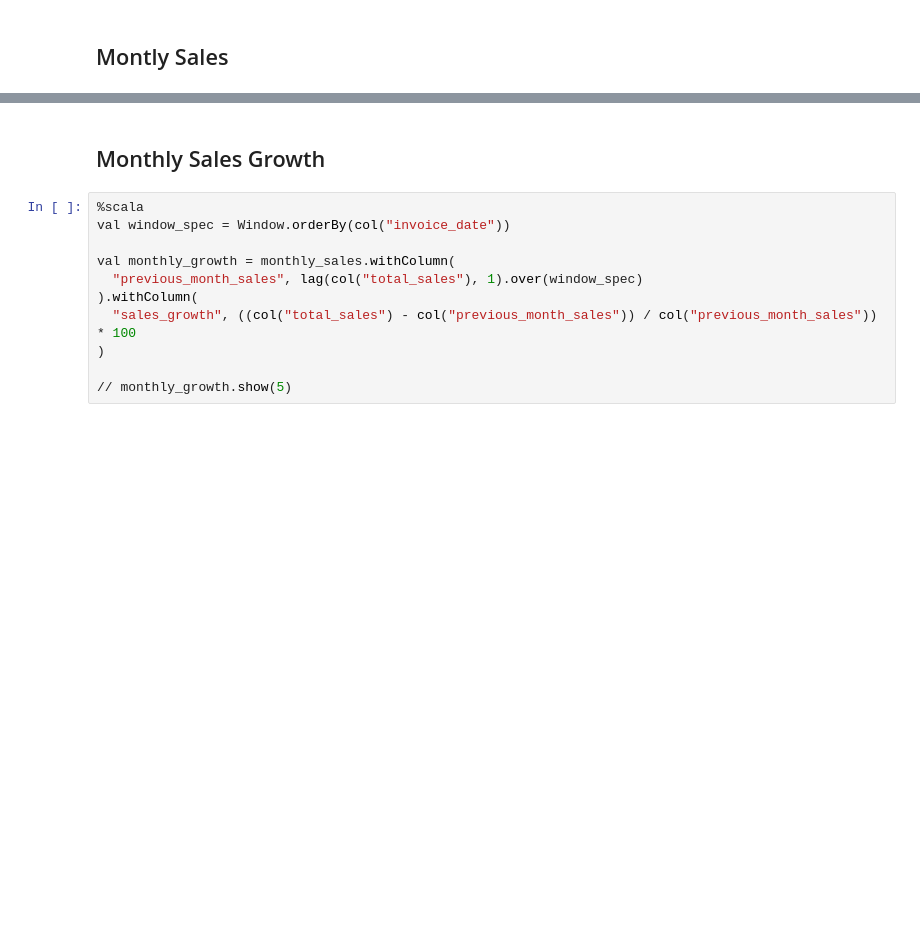
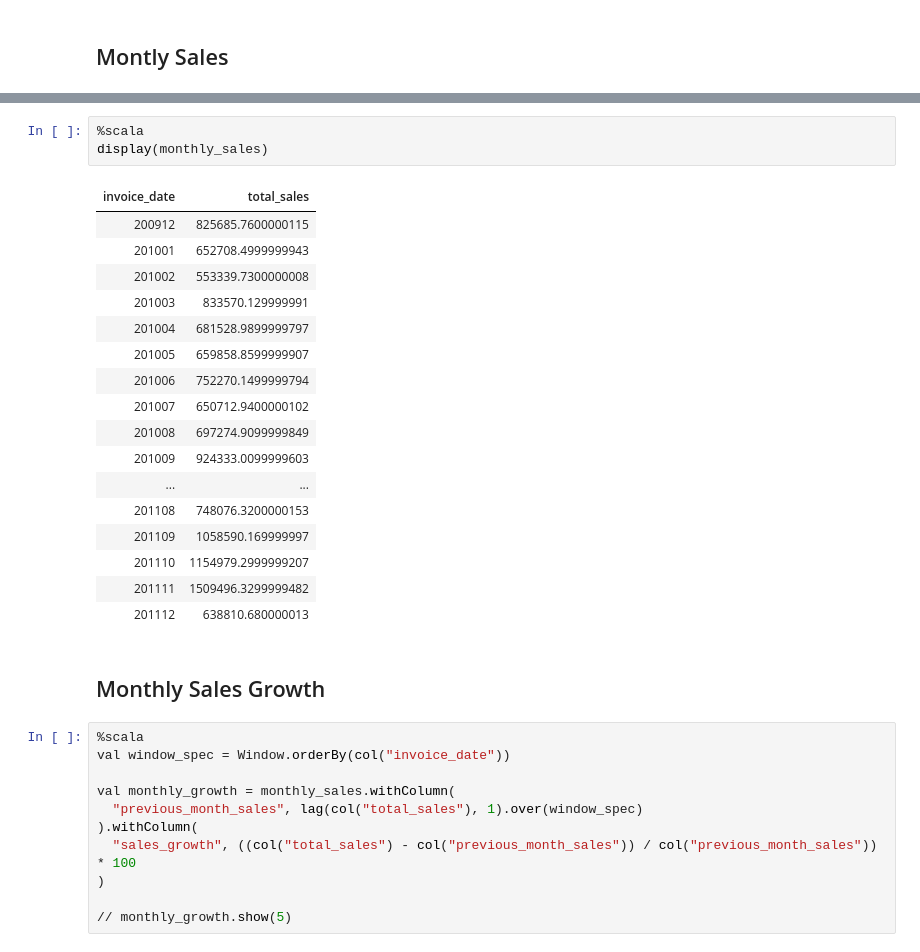
Before and after one commit to jarviscanada/jarvis_data_eng_MohammadAsif, a Jupyter notebook: spark/notebook/Scala Data Analytics and Data Wrangling.ipynb, the cells around one changed output, grey strips where cells are left out. Drawn from its saved outputs; the diff is of its cells as text; blank space fills up the shorter version.

```diff
--- a/spark/notebook/Scala Data Analytics and Data Wrangling.ipynb
+++ b/spark/notebook/Scala Data Analytics and Data Wrangling.ipynb
@@ -167,5 +232,26 @@ val monthly_sales = retail_df
 # %% [output]
 [interactive output not drawn]
+# %%
+%scala
+display(monthly_sales)
+# %% [output]
+| invoice_date | total_sales |
+| 200912 | 825685.7600000115 |
+| 201001 | 652708.4999999943 |
+| 201002 | 553339.7300000008 |
+| 201003 | 833570.129999991 |
+| 201004 | 681528.9899999797 |
+| 201005 | 659858.8599999907 |
+| 201006 | 752270.1499999794 |
+| 201007 | 650712.9400000102 |
+| 201008 | 697274.9099999849 |
+| 201009 | 924333.0099999603 |
+| ... | ... |
+| 201108 | 748076.3200000153 |
+| 201109 | 1058590.169999997 |
+| 201110 | 1154979.2999999207 |
+| 201111 | 1509496.3299999482 |
+| 201112 | 638810.680000013 |
 # %% [markdown]
 ## Monthly Sales Growth
 # %%
```
Also changed, not shown: parts of 6 cells of this notebook.
